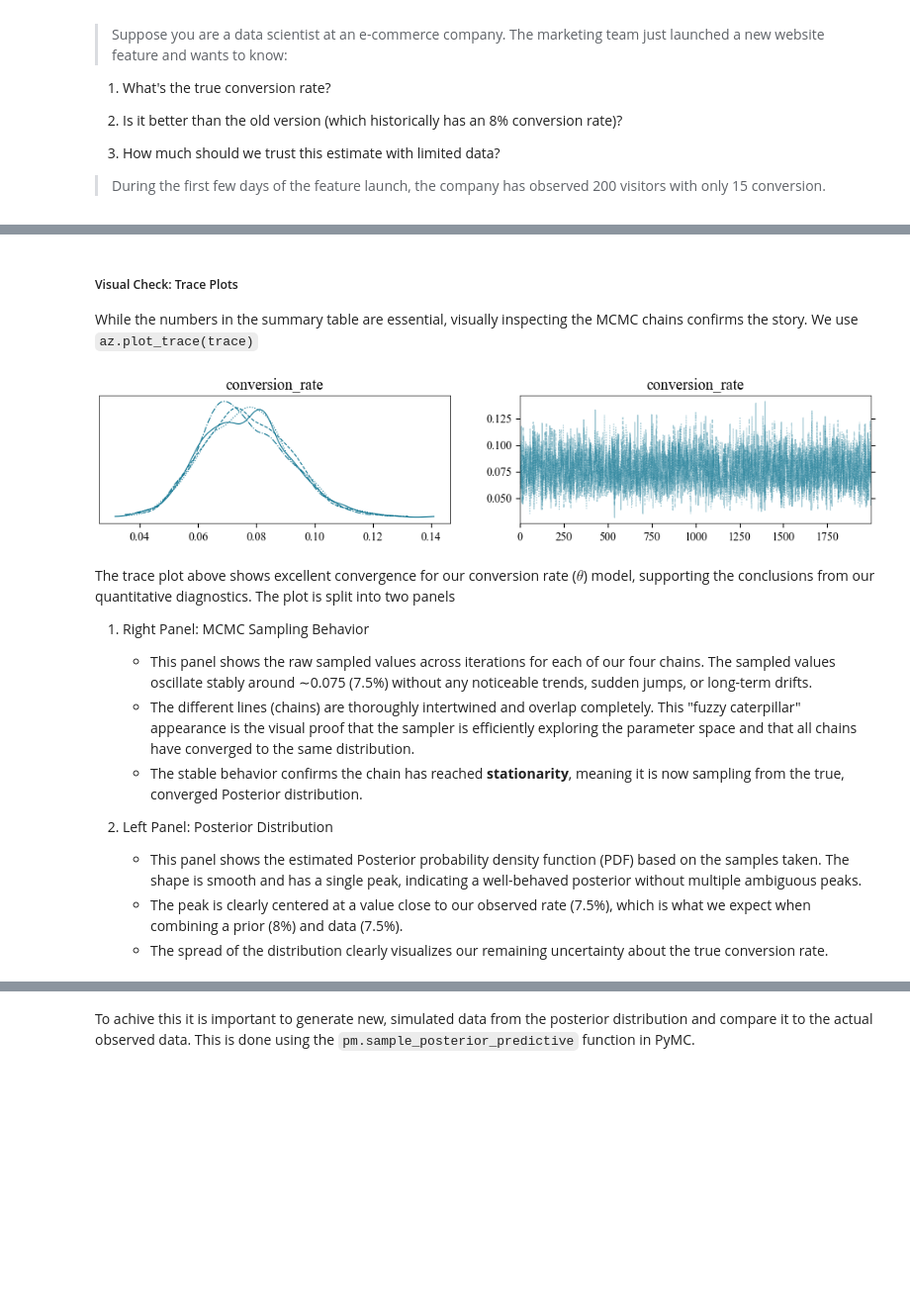
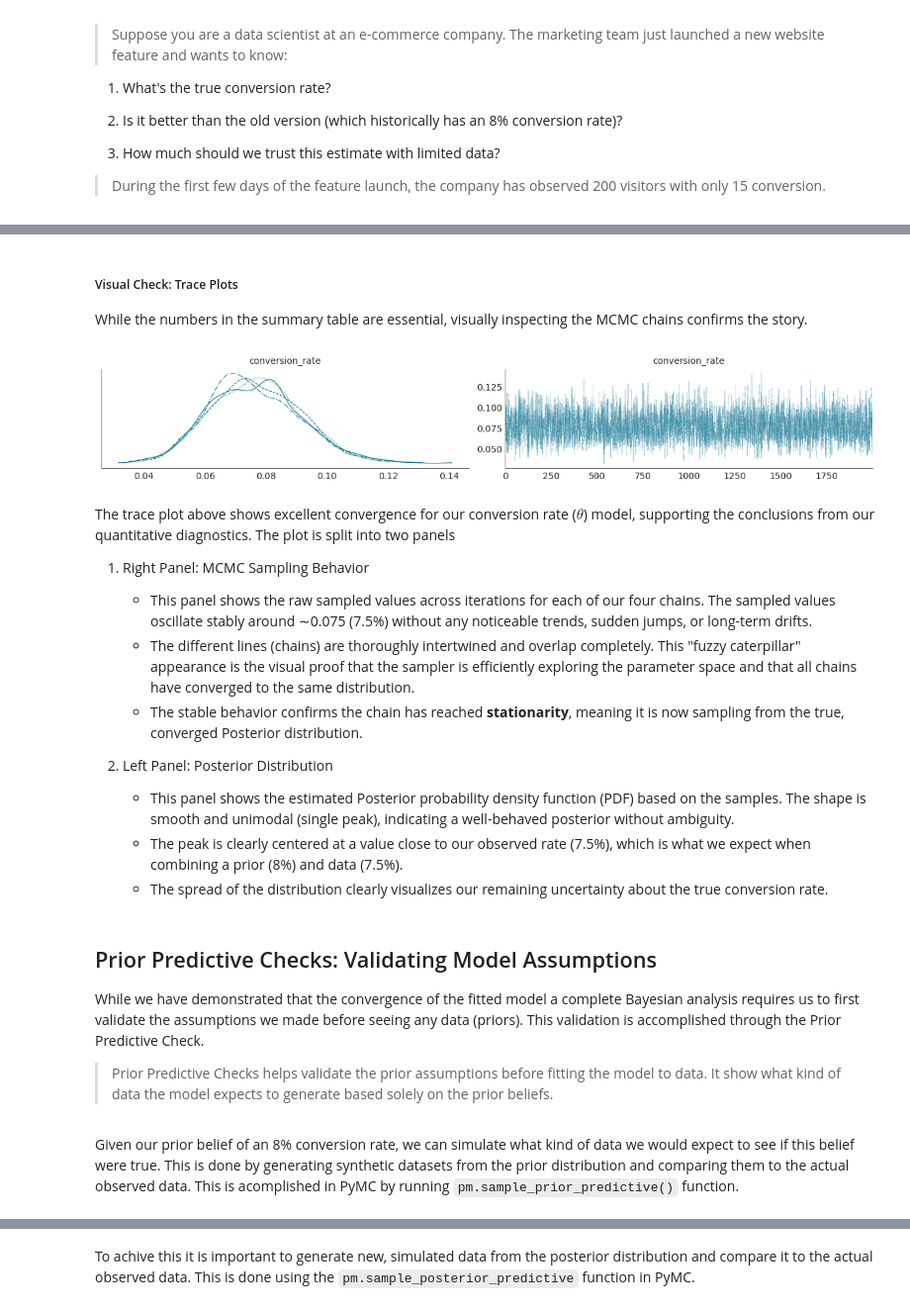
Before and after one commit to sambaiga/sambaiga.github.io, a Jupyter notebook: blog/2025/10/bayesian-modelling-01.ipynb, the cells around one changed output, grey strips where cells are left out. Shown at 99% size. Cells and saved outputs as stored; diff of their text form; code cells hidden in the pictures; blank space fills up the shorter version.

```diff
--- a/blog/2025/10/bayesian-modelling-01.ipynb
+++ b/blog/2025/10/bayesian-modelling-01.ipynb
@@ -103,16 +86,38 @@ To shift from theory to practical implementation, we will apply the Bayesian bui
 
 > During the first few days of the feature launch, the company has observed 200 visitors with only 15 conversion.
 # %%
+#import libraries
 import warnings
 warnings.filterwarnings("ignore", category=UserWarning)
-import altair as alt
 import pymc as pm
 import arviz as az
-import numpy as np
 import pandas as pd
 import numpy as np
 from IPython.display import clear_output
-import scipy.stats as stats
-from great_tables import GT, html, md, px
-import math
+from great_tables import GT
+import matplotlib.pyplot as plt
+az.style.use("arviz-white")
+from cycler import cycler
+colors=['#107591','#f69a48','#00c0bf', '#fdcd49',"#cf166e",
+        "#7035b7", "#212121","#757575", "#E0E0E0","#FAFAFA"]
+plt.rcParams.update({
+    "figure.dpi": 100,
+    "axes.labelsize": 12,
+    "axes.titlesize": 12,
+    "figure.titlesize": 12,
+        "font.size": 12,
+        "legend.fontsize": 12,
+        "xtick.labelsize": 12,
+        "ytick.labelsize": 12,
+        "axes.linewidth" : 0.5,
+        "lines.linewidth" : 1.,
+        "legend.frameon" :False,
+        'axes.prop_cycle': cycler(color=colors)
+
+})
+import altair
+altair.themes.enable('carbonwhite')
+import altair as alt
+alt.data_transformers.enable('default', max_rows=None)
+clear_output()
 # %%
@@ -229,3 +225,3 @@ This table immediately tells us the model is reliable and ready for analysis:
 # %% [markdown]
 ##### Visual Check: Trace Plots
-While the numbers in the summary table are essential, visually inspecting the MCMC chains confirms the story. We use `az.plot_trace(trace)`
+While the numbers in the summary table are essential, visually inspecting the MCMC chains confirms the story.
@@ -256,8 +228,7 @@ def set_matplolib_theme():
 # %%
-set_matplolib_theme()
 az.plot_trace(trace);
 # %% [output]
-[figure, old version]
+[figure, new version]
 # %% [markdown]
 The trace plot above shows excellent convergence for our conversion rate ($\theta$) model, supporting the conclusions from our quantitative diagnostics. The plot is split into two panels
 1. Right Panel: MCMC Sampling Behavior
@@ -267,6 +238,12 @@ The trace plot above shows excellent convergence for our conversion rate ($\thet
    - The stable behavior confirms the chain has reached **stationarity**, meaning it is now sampling from the true, converged Posterior distribution.
 2. Left Panel: Posterior Distribution
 
-    - This panel shows the estimated Posterior probability density function (PDF) based on the samples taken. The shape is smooth and has a single peak, indicating a well-behaved posterior without multiple ambiguous peaks.
+    - This panel shows the estimated Posterior probability density function (PDF) based on the samples. The shape is smooth and unimodal (single peak), indicating a well-behaved posterior without ambiguity.
     - The peak is clearly centered at a value close to our observed rate (7.5%), which is what we expect when combining a prior (8%) and data (7.5%).
     - The spread of the distribution clearly visualizes our remaining uncertainty about the true conversion rate.
+# %% [markdown]
+## Prior Predictive Checks: Validating Model Assumptions
+
+While we have demonstrated that the convergence of the fitted model a complete Bayesian analysis requires us to first validate the assumptions we made before seeing any data (priors). This validation is accomplished through the Prior Predictive Check.
+
+> Prior Predictive Checks helps validate the prior assumptions before fitting the model to data. It  show what kind of data the model expects to generate based solely on the prior beliefs.
@@ -272,0 +257,2 @@ The trace plot above shows excellent convergence for our conversion rate ($\thet
+# %% [markdown]
+Given our prior belief of an 8% conversion rate, we can simulate what kind of data we would expect to see if this belief were true. This is done by generating synthetic datasets from the prior distribution and comparing them to the actual observed data. This is acomplished in PyMC by running `pm.sample_prior_predictive()` function.
```
Also changed, not shown: parts of 56 cells of this notebook, 1 other file.
